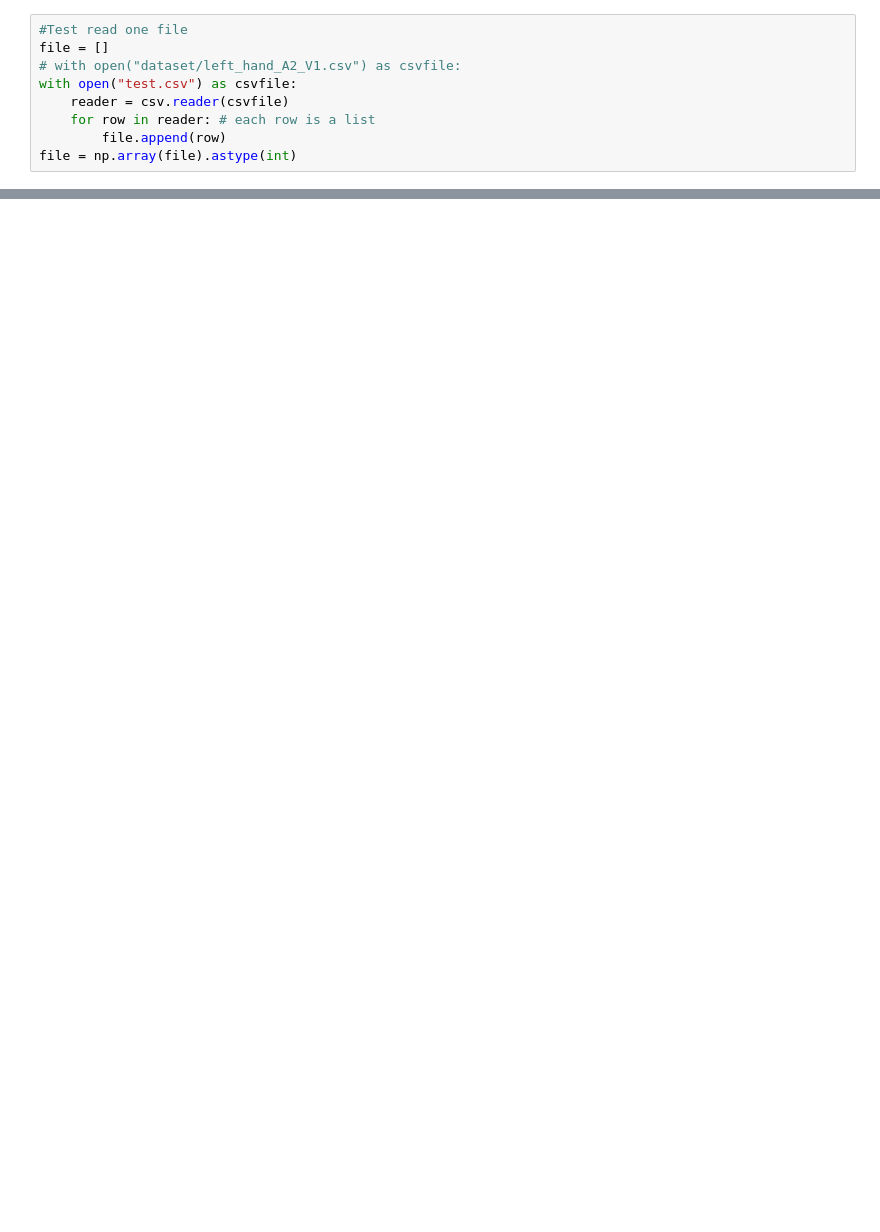
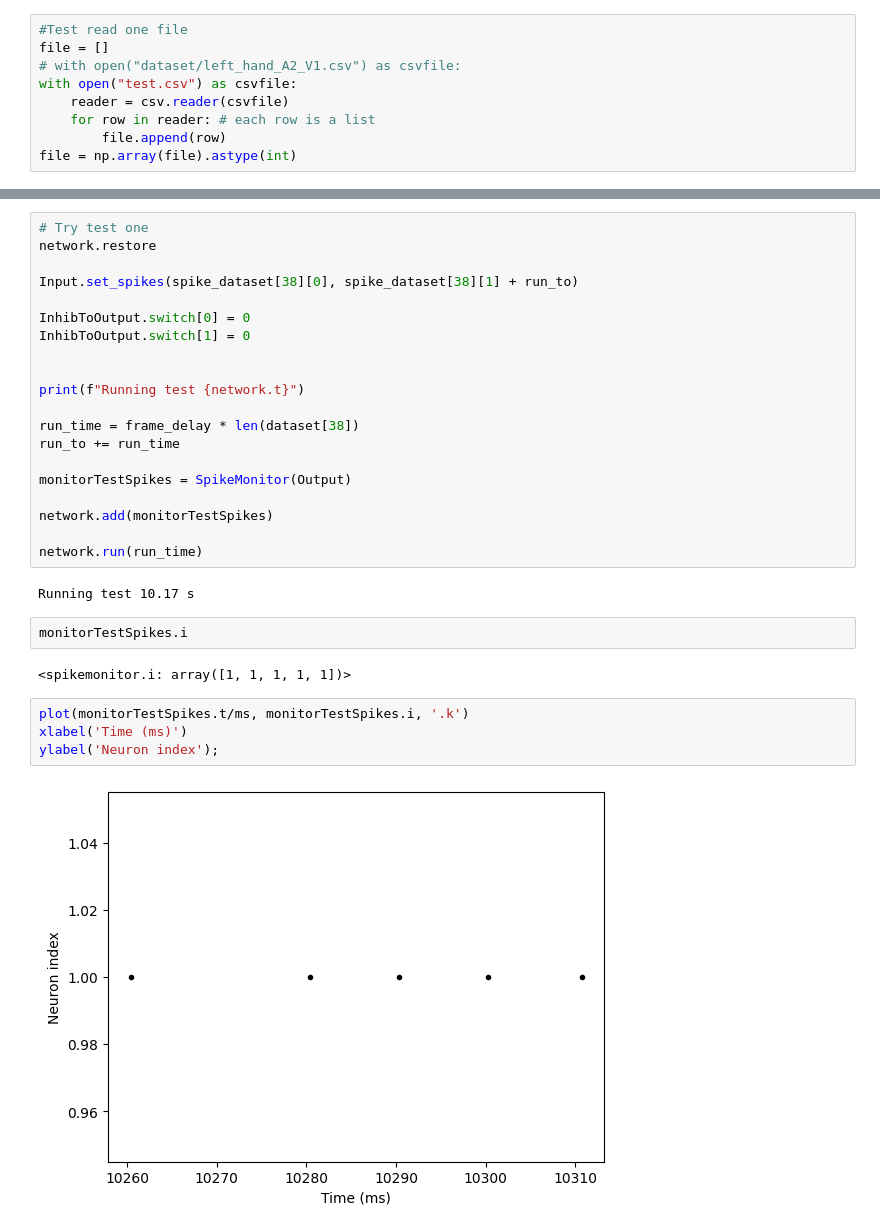
Before and after one commit to Hanna96E/D7046E_SNNproject, a Jupyter notebook: testnetwork.ipynb, the cells around one changed output, grey strips where cells are left out. Cells and saved outputs as stored; diff of their text form; blank space fills up the shorter version.

Commit message:
changed the size of dataset, have a somwhat 'good' network

```diff
--- a/testnetwork.ipynb
+++ b/testnetwork.ipynb
@@ -122,0 +275,32 @@ legend(loc='best')
+# %%
+# Try test one
+network.restore
+
+Input.set_spikes(spike_dataset[38][0], spike_dataset[38][1] + run_to)
+
+InhibToOutput.switch[0] = 0
+InhibToOutput.switch[1] = 0
+
+
+print(f"Running test {network.t}")
+
+run_time = frame_delay * len(dataset[38])
+run_to += run_time
+
+monitorTestSpikes = SpikeMonitor(Output)
+
+network.add(monitorTestSpikes)
+
+network.run(run_time)
+# %% [output]
+Running test 10.17 s
+# %%
+monitorTestSpikes.i
+# %% [output]
+<spikemonitor.i: array([1, 1, 1, 1, 1])>
+# %%
+plot(monitorTestSpikes.t/ms, monitorTestSpikes.i, '.k')
+xlabel('Time (ms)')
+ylabel('Neuron index');
+# %% [output]
+[figure, added]
```
Also changed, not shown: parts of 18 cells of this notebook, 44 other files.
